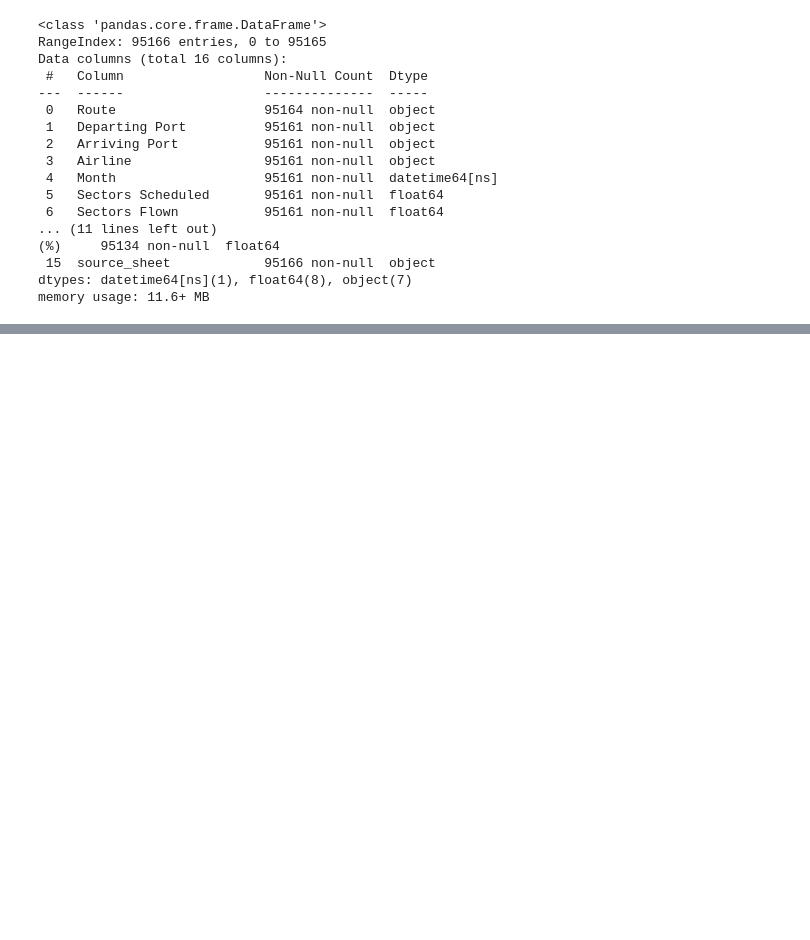
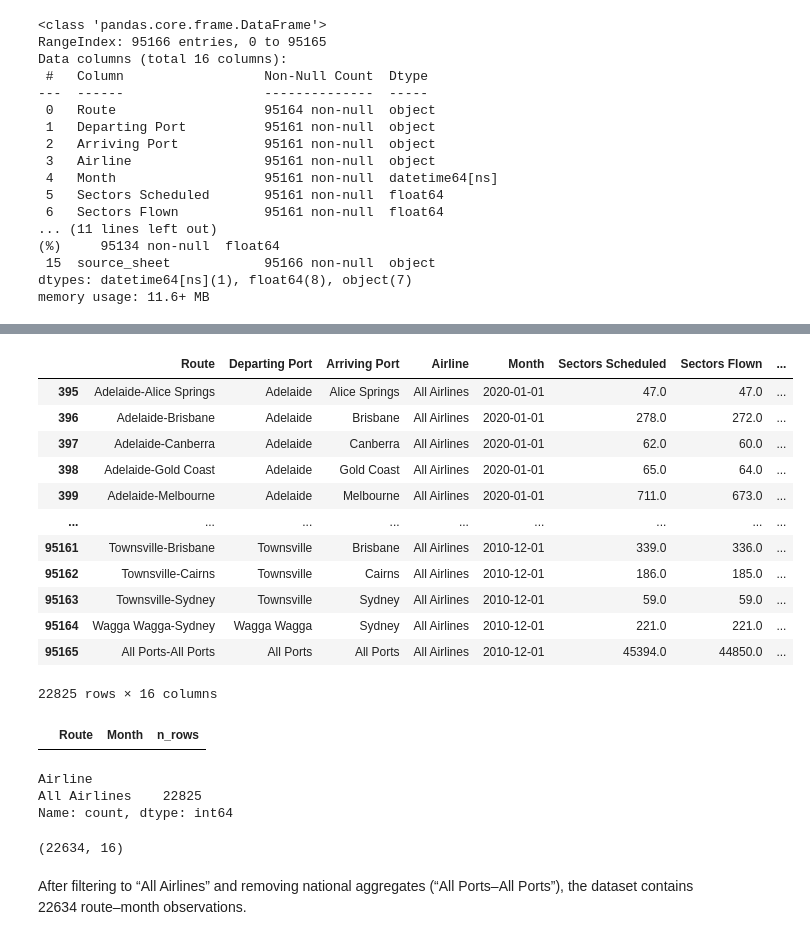
Before and after one commit to gabi-f-amaral/flight-cancellations, a Jupyter notebook: notebooks/01_data_loading_and_quality.ipynb, the cells around one changed output, grey strips where cells are left out. Cells and saved outputs as stored; diff of their text form; code cells hidden in the pictures; blank space fills up the shorter version.

```diff
--- a/notebooks/01_data_loading_and_quality.ipynb
+++ b/notebooks/01_data_loading_and_quality.ipynb
@@ -107,0 +250,37 @@ flights.to_csv("../data/raw/flights_raw_combined.csv", index=False)
+# %%
+flights_all = flights_no_duplicates[
+    flights_no_duplicates['Airline'].str.strip().str.lower() == 'all airlines'
+].copy()
+# %%
+flights_all
+# %% [output]
+|  | Route | Departing Port | Arriving Port | Airline | Month | Sectors Scheduled | Sectors Flown | ... |
+| 395 | Adelaide-Alice Springs | Adelaide | Alice Springs | All Airlines | 2020-01-01 | 47.0 | 47.0 | ... |
+| 396 | Adelaide-Brisbane | Adelaide | Brisbane | All Airlines | 2020-01-01 | 278.0 | 272.0 | ... |
+| 397 | Adelaide-Canberra | Adelaide | Canberra | All Airlines | 2020-01-01 | 62.0 | 60.0 | ... |
+| 398 | Adelaide-Gold Coast | Adelaide | Gold Coast | All Airlines | 2020-01-01 | 65.0 | 64.0 | ... |
+| 399 | Adelaide-Melbourne | Adelaide | Melbourne | All Airlines | 2020-01-01 | 711.0 | 673.0 | ... |
+| ... | ... | ... | ... | ... | ... | ... | ... | ... |
+| 95161 | Townsville-Brisbane | Townsville | Brisbane | All Airlines | 2010-12-01 | 339.0 | 336.0 | ... |
+| 95162 | Townsville-Cairns | Townsville | Cairns | All Airlines | 2010-12-01 | 186.0 | 185.0 | ... |
+| 95163 | Townsville-Sydney | Townsville | Sydney | All Airlines | 2010-12-01 | 59.0 | 59.0 | ... |
+| 95164 | Wagga Wagga-Sydney | Wagga Wagga | Sydney | All Airlines | 2010-12-01 | 221.0 | 221.0 | ... |
+| 95165 | All Ports-All Ports | All Ports | All Ports | All Airlines | 2010-12-01 | 45394.0 | 44850.0 | ... |
+22825 rows × 16 columns
+# %%
+check = (
+    flights_all
+    .groupby(['Route', 'Month'])
+    .size()
+    .reset_index(name='n_rows')
+)
+
+check[check['n_rows'] > 1]
+# %% [output]
+|  | Route | Month | n_rows |
+# %%
+flights_all['Airline'].value_counts()
+# %% [output]
+Airline
+All Airlines    22825
+Name: count, dtype: int64
@@ -107,0 +295,6 @@ flights.to_csv("../data/raw/flights_raw_combined.csv", index=False)
+# %%
+flights_final.shape
+# %% [output]
+(22634, 16)
+# %% [markdown]
+After filtering to “All Airlines” and removing national aggregates (“All Ports–All Ports”), the dataset contains 22634 route–month observations.
```
Also changed, not shown: parts of 39 cells of this notebook.
